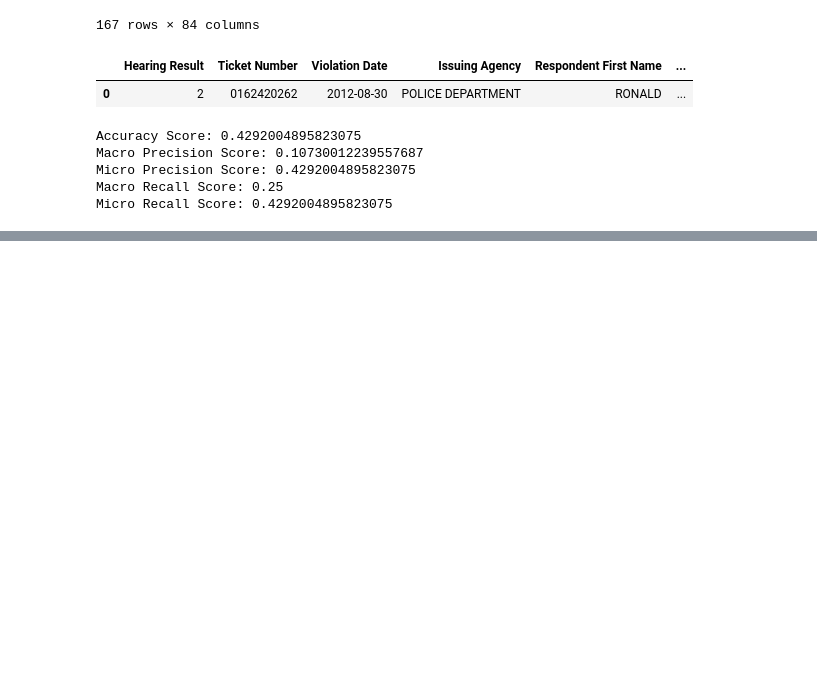
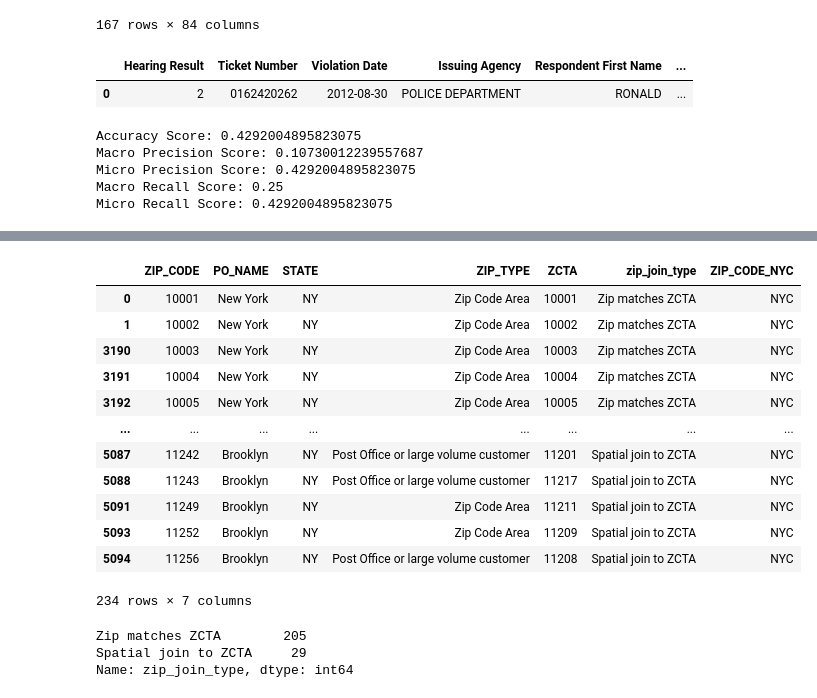
Before and after one commit to allisongao4015/oath_cases, a Jupyter notebook: 2ndNotebook.ipynb, the cells around one changed output, grey strips where cells are left out. Cells and saved outputs as stored; diff of their text form; code cells hidden in the pictures; blank space fills up the shorter version.

```diff
--- a/2ndNotebook.ipynb
+++ b/2ndNotebook.ipynb
@@ -521,0 +659,17 @@ census
+# %%
+ZiptoZcta_Crosswalk_2021_NYC = ZiptoZcta_Crosswalk_2021.loc[ZiptoZcta_Crosswalk_2021["ZIP_CODE_NYC"] == "NYC"]
+ZiptoZcta_Crosswalk_2021_NYC
+# %% [output]
+|  | ZIP_CODE | PO_NAME | STATE | ZIP_TYPE | ZCTA | zip_join_type | ZIP_CODE_NYC |
+| 0 | 10001 | New York | NY | Zip Code Area | 10001 | Zip matches ZCTA | NYC |
+| 1 | 10002 | New York | NY | Zip Code Area | 10002 | Zip matches ZCTA | NYC |
+| 3190 | 10003 | New York | NY | Zip Code Area | 10003 | Zip matches ZCTA | NYC |
+| 3191 | 10004 | New York | NY | Zip Code Area | 10004 | Zip matches ZCTA | NYC |
+| 3192 | 10005 | New York | NY | Zip Code Area | 10005 | Zip matches ZCTA | NYC |
+| ... | ... | ... | ... | ... | ... | ... | ... |
+| 5087 | 11242 | Brooklyn | NY | Post Office or large volume customer | 11201 | Spatial join to ZCTA | NYC |
+| 5088 | 11243 | Brooklyn | NY | Post Office or large volume customer | 11217 | Spatial join to ZCTA | NYC |
+| 5091 | 11249 | Brooklyn | NY | Zip Code Area | 11211 | Spatial join to ZCTA | NYC |
+| 5093 | 11252 | Brooklyn | NY | Zip Code Area | 11209 | Spatial join to ZCTA | NYC |
+| 5094 | 11256 | Brooklyn | NY | Post Office or large volume customer | 11208 | Spatial join to ZCTA | NYC |
+234 rows × 7 columns
@@ -521,0 +678,6 @@ census
+# %%
+ZiptoZcta_Crosswalk_2021_NYC['zip_join_type'].value_counts()
+# %% [output]
+Zip matches ZCTA        205
+Spatial join to ZCTA     29
+Name: zip_join_type, dtype: int64
```
Also changed, not shown: parts of 15 cells of this notebook.
